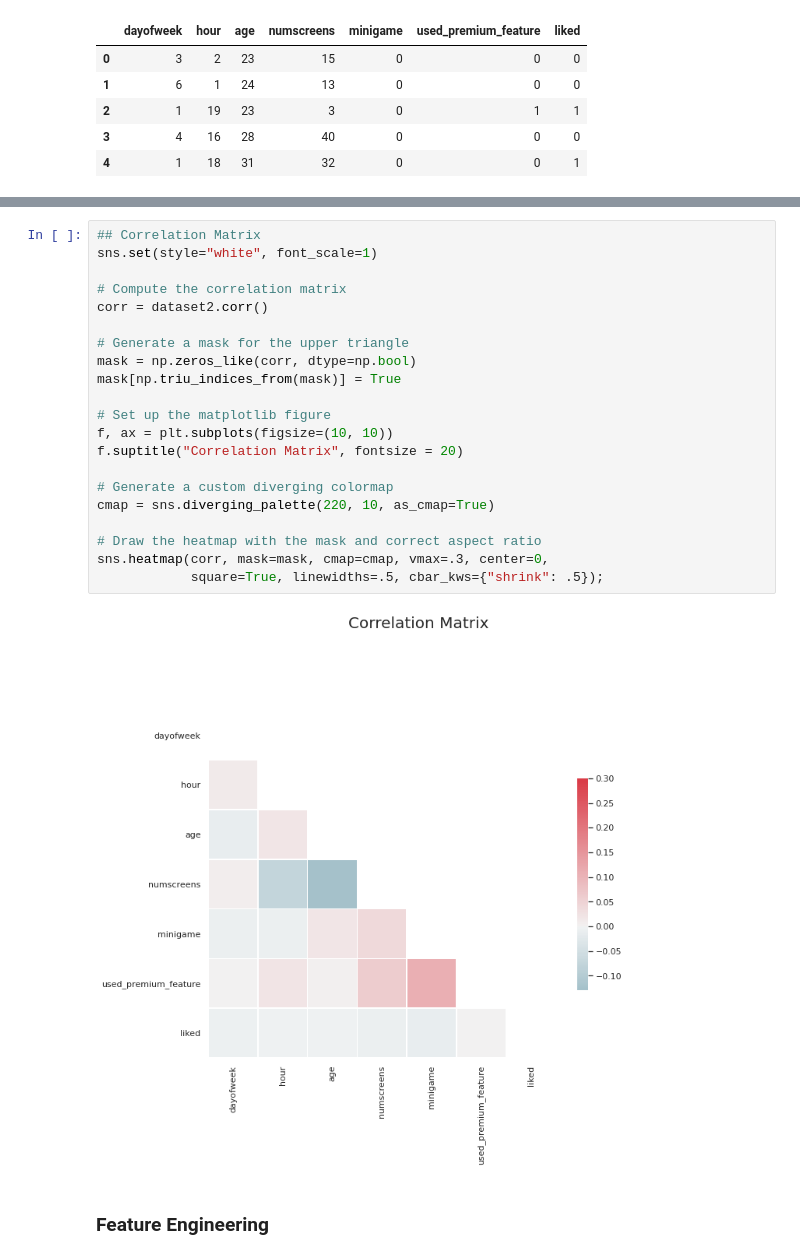
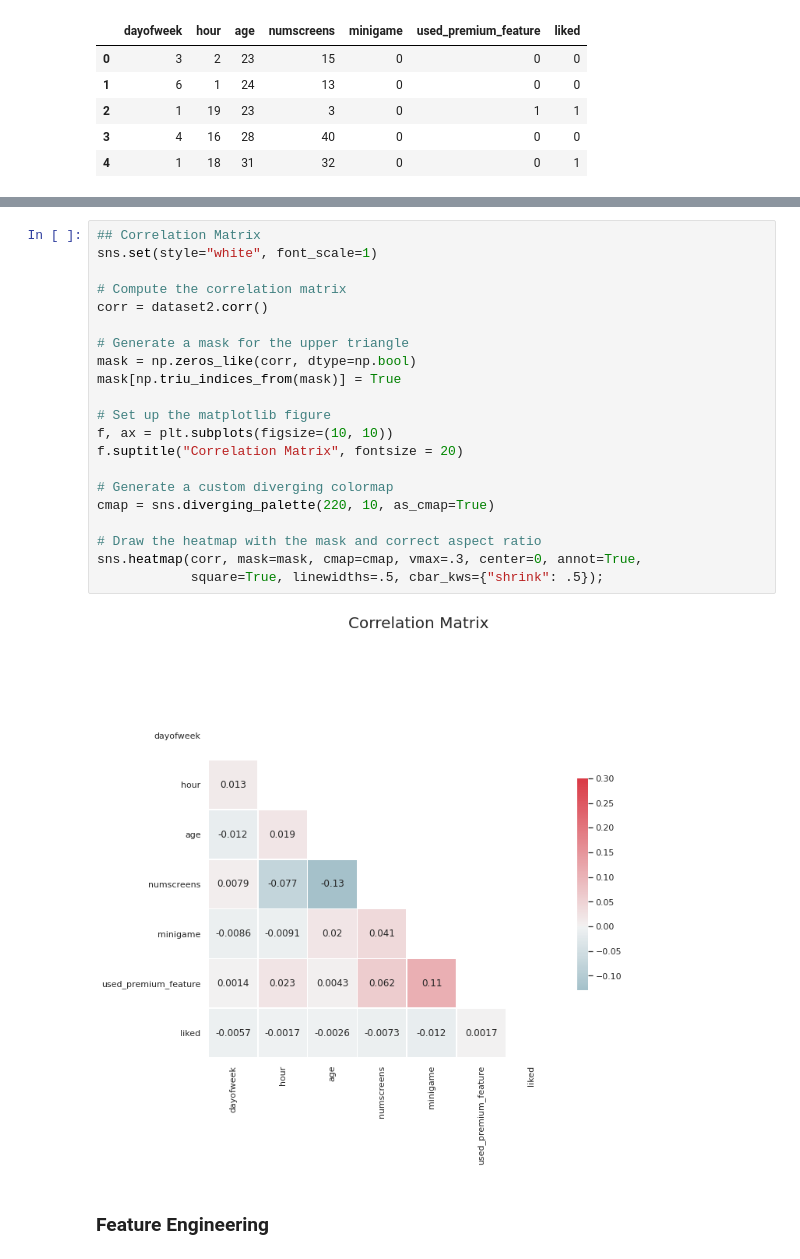
Before and after one commit to jha-vineet69/Customer-Subscription-Conversion, a Jupyter notebook: Conversion_Analysis.ipynb, the cells around one changed output, grey strips where cells are left out. Saved outputs shown, nothing was run; the diff lists cells and outputs as text.

```diff
--- a/Conversion_Analysis.ipynb
+++ b/Conversion_Analysis.ipynb
@@ -120,26 +135,26 @@ dataset2.corrwith(dataset.enrolled).plot.bar(figsize=(20,10),
 # %%
 ## Correlation Matrix
 sns.set(style="white", font_scale=1)
 
 # Compute the correlation matrix
 corr = dataset2.corr()
 
 # Generate a mask for the upper triangle
 mask = np.zeros_like(corr, dtype=np.bool)
 mask[np.triu_indices_from(mask)] = True
 
 # Set up the matplotlib figure
 f, ax = plt.subplots(figsize=(10, 10))
 f.suptitle("Correlation Matrix", fontsize = 20)
 
 # Generate a custom diverging colormap
 cmap = sns.diverging_palette(220, 10, as_cmap=True)
 
 # Draw the heatmap with the mask and correct aspect ratio
-sns.heatmap(corr, mask=mask, cmap=cmap, vmax=.3, center=0,
+sns.heatmap(corr, mask=mask, cmap=cmap, vmax=.3, center=0, annot=True,
             square=True, linewidths=.5, cbar_kws={"shrink": .5});
 # %% [output]
-[figure, old version]
+[figure, new version]
 # %% [markdown]
 ### Feature Engineering
 # %%
```
Also changed, not shown: parts of 6 cells of this notebook.
